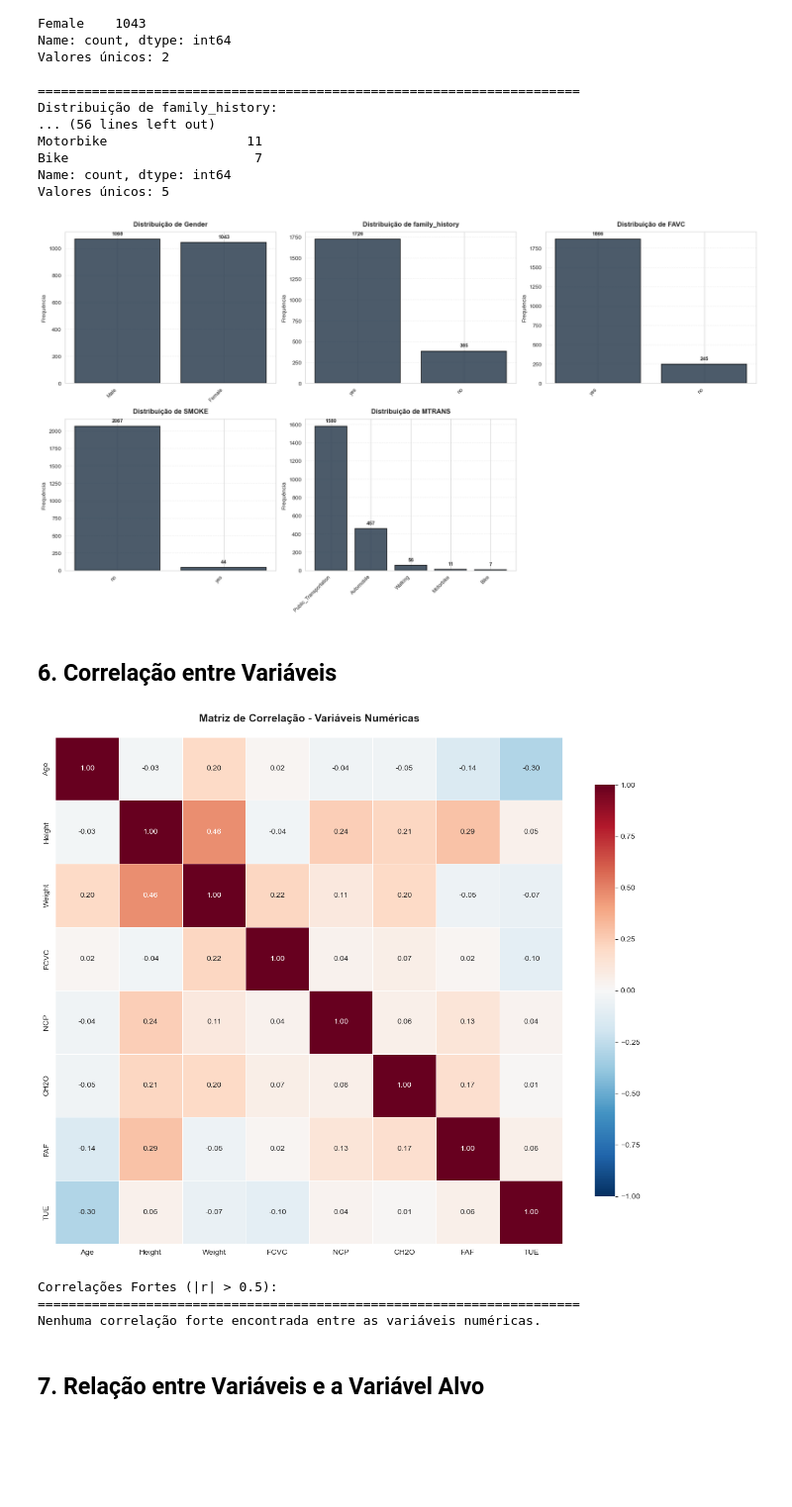
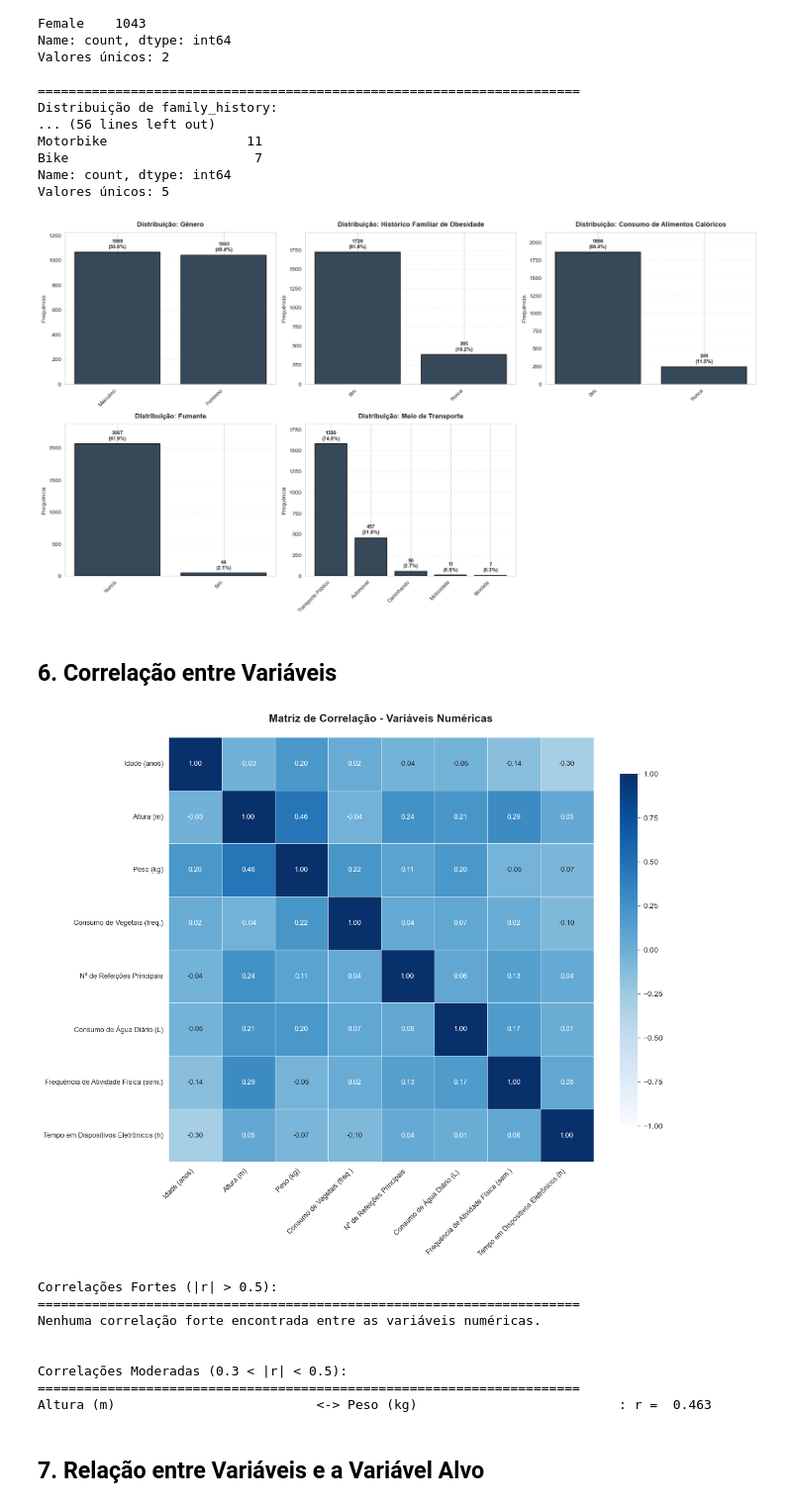
Before and after one commit to nykosx/fiap-tech-challenge-fase4, a Jupyter notebook: notebooks/01_exploratory_data_analysis.ipynb, the cells around one changed output. Shown at 99% size. Drawn from its saved outputs; the diff is of its cells as text; code cells hidden in the pictures; blank space fills up the shorter version.

```diff
--- a/notebooks/01_exploratory_data_analysis.ipynb
+++ b/notebooks/01_exploratory_data_analysis.ipynb
@@ -13,8 +20,8 @@ plt.rcParams['figure.figsize'] = (12, 6)
 
 # Cores principais do projeto (gradiente de azul profissional)
 PRIMARY_COLOR = '#2c3e50'      # Azul escuro principal
-SECONDARY_COLOR = '#3498db'    # Azul médio
-ACCENT_COLOR = '#e74c3c'       # Vermelho para destaques (média, outliers)
+SECONDARY_COLOR = "#0f659e"    # Azul médio
+ACCENT_COLOR = "#ad2d1e"       # Vermelho para destaques (média, outliers)
 
 # Dicionário de tradução de variáveis (baseado no dicionário de dados oficial)
 VARIABLE_NAMES = {
@@ -424,7 +440,7 @@ for idx, col in enumerate(important_cats):
         labels = [VALUE_TRANSLATIONS.get(str(v), str(v)) for v in value_counts.index]
 
         bars = axes[idx].bar(range(len(value_counts)), value_counts.values,
-                            color=PRIMARY_COLOR, edgecolor='black', alpha=0.85, linewidth=1.2)
+                            color=PRIMARY_COLOR, edgecolor='black', alpha=0.95, linewidth=1.2)
         axes[idx].set_xticks(range(len(value_counts)))
         axes[idx].set_xticklabels(labels, rotation=45, ha='right', fontsize=9)
         axes[idx].set_title(f'Distribuição: {var_name}', fontsize=12, fontweight='bold', pad=10)
@@ -432,11 +448,15 @@ for idx, col in enumerate(important_cats):
         axes[idx].grid(axis='y', alpha=0.3, linestyle='--')
 
         # Adicionar valores nas barras
+        max_val = max(value_counts.values)
         for i, v in enumerate(value_counts.values):
             pct = (v / len(df)) * 100
-            axes[idx].text(i, v + max(value_counts.values)*0.02,
+            axes[idx].text(i, v + max_val*0.02,
                           f'{v}\n({pct:.1f}%)',
                           ha='center', va='bottom', fontweight='bold', fontsize=9)
+
+        # Ajustar limite do eixo y para dar espaço aos labels
+        axes[idx].set_ylim(0, max_val * 1.15)
 
 # Remover eixo extra se houver
 if len(important_cats) < 6:
@@ -445,7 +465,7 @@ if len(important_cats) < 6:
 plt.tight_layout()
 plt.show()
 # %% [output]
-[figure, old version]
+[figure, new version]
 # %% [markdown]
 ## 6. Correlação entre Variáveis
 # %%
@@ -458,7 +478,7 @@ correlation_matrix_pt.index = [VARIABLE_NAMES.get(col, col) for col in correlati
 correlation_matrix_pt.columns = [VARIABLE_NAMES.get(col, col) for col in correlation_matrix.columns]
 
 plt.figure(figsize=(12, 10))
-sns.heatmap(correlation_matrix_pt, annot=True, fmt='.2f', cmap='RdBu_r',
+sns.heatmap(correlation_matrix_pt, annot=True, fmt='.2f', cmap='Blues',
             square=True, linewidths=0.5, cbar_kws={"shrink": 0.8},
             center=0, vmin=-1, vmax=1, annot_kws={"fontsize": 9})
 plt.title('Matriz de Correlação - Variáveis Numéricas', fontsize=14, fontweight='bold', pad=20)
@@ -482,37 +502,42 @@ for i in range(len(correlation_matrix.columns)):
                 correlation_matrix.iloc[i, j]
             ))
 
 if high_corr:
     for var1, var2, corr in high_corr:
         print(f"{var1:35s} <-> {var2:35s}: r = {corr:6.3f}")
 else:
     print("Nenhuma correlação forte encontrada entre as variáveis numéricas.")
 
 # Correlações moderadas (0.3 < |r| < 0.5)
 print("\n\nCorrelações Moderadas (0.3 < |r| < 0.5):")
 print("=" * 70)
 mod_corr = []
 for i in range(len(correlation_matrix.columns)):
     for j in range(i+1, len(correlation_matrix.columns)):
         if 0.3 < abs(correlation_matrix.iloc[i, j]) <= 0.5:
             var1_pt = VARIABLE_NAMES.get(correlation_matrix.columns[i], correlation_matrix.columns[i])
             var2_pt = VARIABLE_NAMES.get(correlation_matrix.columns[j], correlation_matrix.columns[j])
             mod_corr.append((
                 var1_pt,
                 var2_pt,
                 correlation_matrix.iloc[i, j]
             ))
 
 if mod_corr:
     for var1, var2, corr in mod_corr:
         print(f"{var1:35s} <-> {var2:35s}: r = {corr:6.3f}")
 else:
     print("Nenhuma correlação moderada encontrada.")
 # %% [output]
-[figure, old version]
+[figure, new version]
 Correlações Fortes (|r| > 0.5):
 ======================================================================
 Nenhuma correlação forte encontrada entre as variáveis numéricas.
+
+
+Correlações Moderadas (0.3 < |r| < 0.5):
+======================================================================
+Altura (m)                          <-> Peso (kg)                          : r =  0.463
 # %% [markdown]
 ## 7. Relação entre Variáveis e a Variável Alvo
 # %%
```
Also changed, not shown: parts of 10 cells of this notebook, 3 other files.
